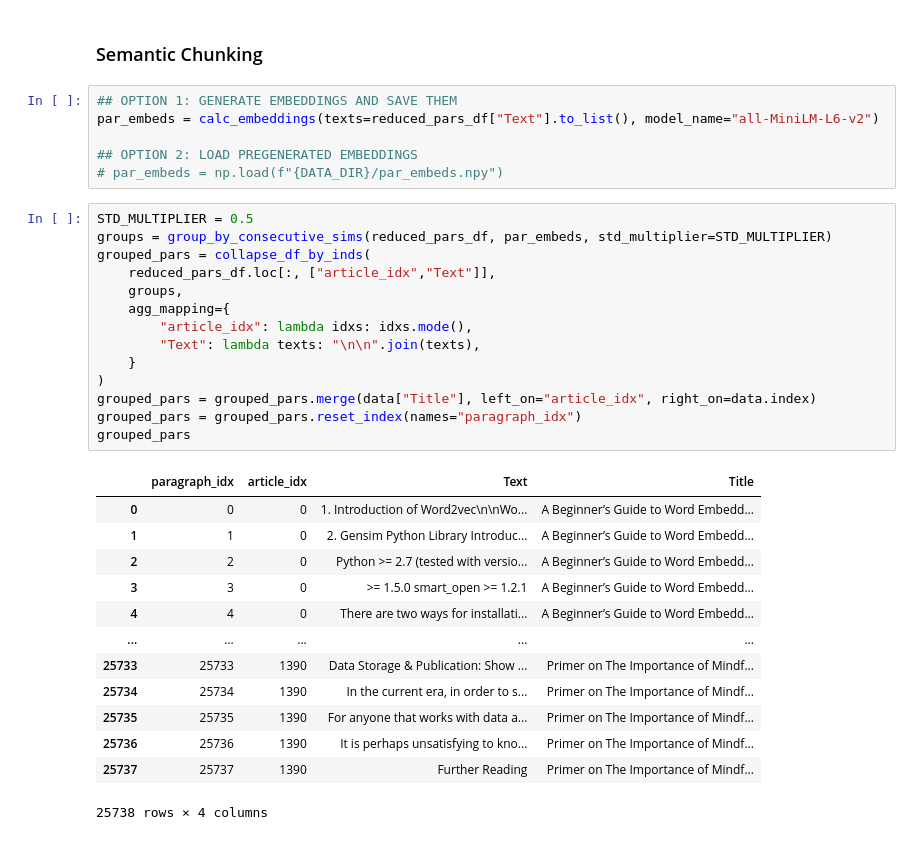
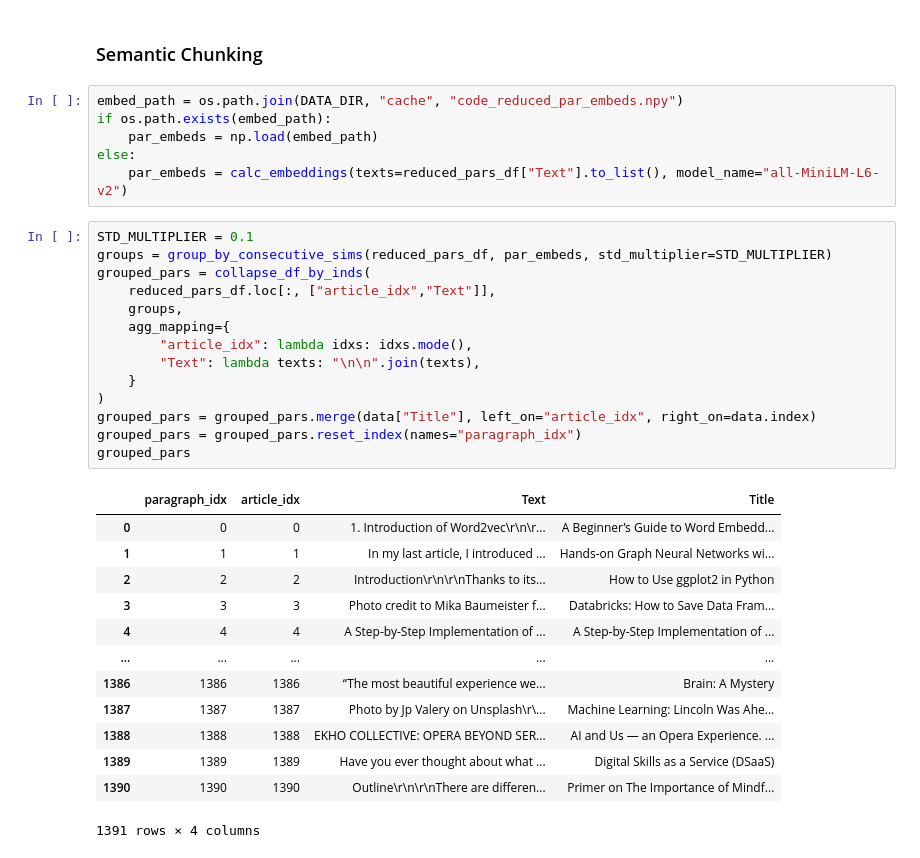
Before and after one commit to AmevinLS/ds-article-rag, a Jupyter notebook: notebooks/data_prep.ipynb, the cells around one changed output. Drawn from its saved outputs; the diff is of its cells as text.

```diff
--- a/notebooks/data_prep.ipynb
+++ b/notebooks/data_prep.ipynb
@@ -124,39 +116,39 @@ reduced_pars_df
 # %% [markdown]
 ### Semantic Chunking
-# %%
-## OPTION 1: GENERATE EMBEDDINGS AND SAVE THEM
-par_embeds = calc_embeddings(texts=reduced_pars_df["Text"].to_list(), model_name="all-MiniLM-L6-v2")
-
-## OPTION 2: LOAD PREGENERATED EMBEDDINGS
-# par_embeds = np.load(f"{DATA_DIR}/par_embeds.npy")
+# %%
+embed_path = os.path.join(DATA_DIR, "cache", "code_reduced_par_embeds.npy")
+if os.path.exists(embed_path):
+    par_embeds = np.load(embed_path)
+else:
+    par_embeds = calc_embeddings(texts=reduced_pars_df["Text"].to_list(), model_name="all-MiniLM-L6-v2")
 # %%
-STD_MULTIPLIER = 0.5
+STD_MULTIPLIER = 0.1
 groups = group_by_consecutive_sims(reduced_pars_df, par_embeds, std_multiplier=STD_MULTIPLIER)
 grouped_pars = collapse_df_by_inds(
     reduced_pars_df.loc[:, ["article_idx","Text"]],
     groups,
     agg_mapping={
         "article_idx": lambda idxs: idxs.mode(),
         "Text": lambda texts: "\n\n".join(texts),
     }
 )
 grouped_pars = grouped_pars.merge(data["Title"], left_on="article_idx", right_on=data.index)
 grouped_pars = grouped_pars.reset_index(names="paragraph_idx")
 grouped_pars
 # %% [output]
 |  | paragraph_idx | article_idx | Text | Title |
-| 0 | 0 | 0 | 1. Introduction of Word2vec\n\nWo... | A Beginner’s Guide to Word Embedd... |
-| 1 | 1 | 0 | 2. Gensim Python Library Introduc... | A Beginner’s Guide to Word Embedd... |
-| 2 | 2 | 0 | Python >= 2.7 (tested with versio... | A Beginner’s Guide to Word Embedd... |
-| 3 | 3 | 0 | >= 1.5.0 smart_open >= 1.2.1 | A Beginner’s Guide to Word Embedd... |
-| 4 | 4 | 0 | There are two ways for installati... | A Beginner’s Guide to Word Embedd... |
+| 0 | 0 | 0 | 1. Introduction of Word2vec\r\n\r... | A Beginner’s Guide to Word Embedd... |
+| 1 | 1 | 1 | In my last article, I introduced ... | Hands-on Graph Neural Networks wi... |
+| 2 | 2 | 2 | Introduction\r\n\r\nThanks to its... | How to Use ggplot2 in Python |
+| 3 | 3 | 3 | Photo credit to Mika Baumeister f... | Databricks: How to Save Data Fram... |
+| 4 | 4 | 4 | A Step-by-Step Implementation of ... | A Step-by-Step Implementation of ... |
 | ... | ... | ... | ... | ... |
-| 25733 | 25733 | 1390 | Data Storage & Publication: Show ... | Primer on The Importance of Mindf... |
-| 25734 | 25734 | 1390 | In the current era, in order to s... | Primer on The Importance of Mindf... |
-| 25735 | 25735 | 1390 | For anyone that works with data a... | Primer on The Importance of Mindf... |
-| 25736 | 25736 | 1390 | It is perhaps unsatisfying to kno... | Primer on The Importance of Mindf... |
-| 25737 | 25737 | 1390 | Further Reading | Primer on The Importance of Mindf... |
+| 1386 | 1386 | 1386 | “The most beautiful experience we... | Brain: A Mystery |
+| 1387 | 1387 | 1387 | Photo by Jp Valery on Unsplash\r\... | Machine Learning: Lincoln Was Ahe... |
+| 1388 | 1388 | 1388 | EKHO COLLECTIVE: OPERA BEYOND SER... | AI and Us — an Opera Experience. ... |
+| 1389 | 1389 | 1389 | Have you ever thought about what ... | Digital Skills as a Service (DSaaS) |
+| 1390 | 1390 | 1390 | Outline\r\n\r\nThere are differen... | Primer on The Importance of Mindf... |
-25738 rows × 4 columns
+1391 rows × 4 columns
 # %%
 embed_sims = get_cos_sims(par_embeds)
 plt.hist(embed_sims, bins=40, rwidth=0.8)
```
Also changed, not shown: parts of 9 cells of this notebook, 2 other files.
